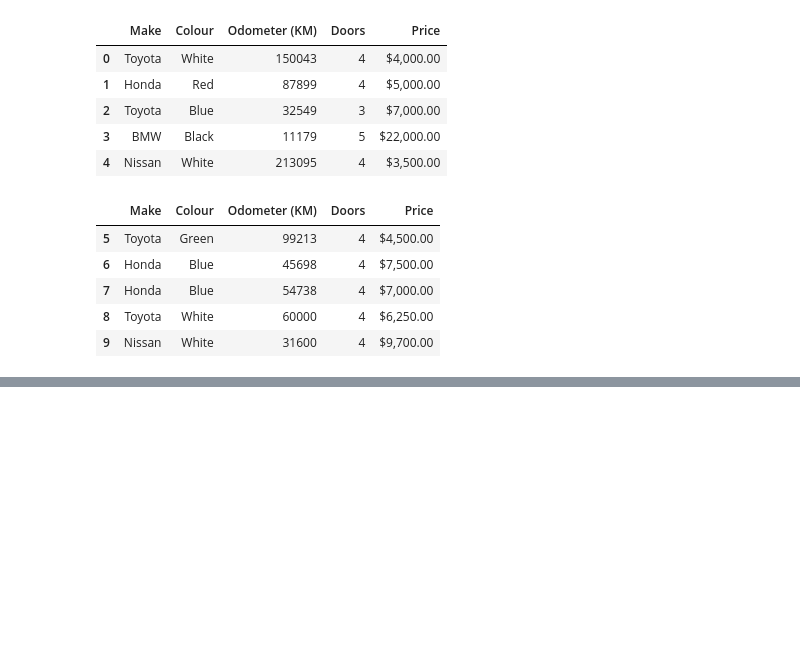
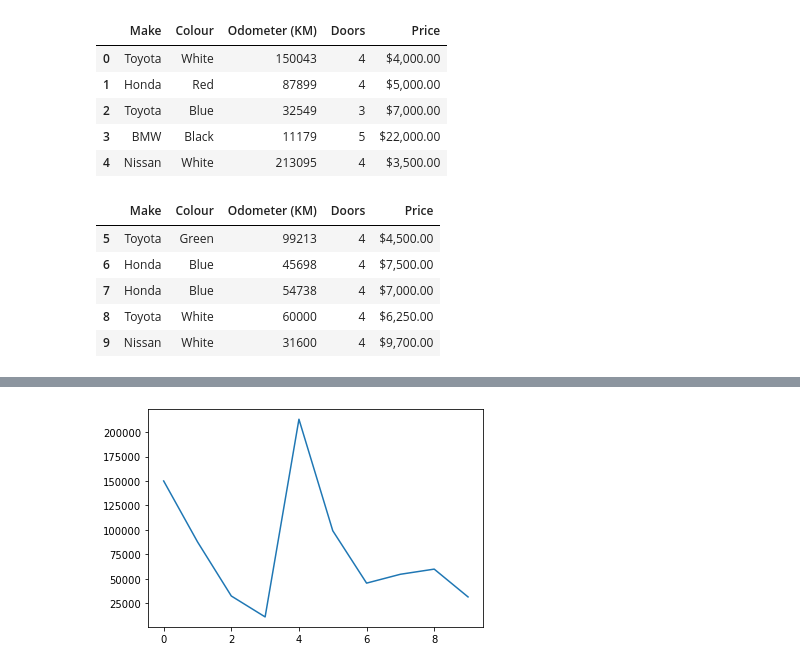
Before and after one commit to igquinteroch/data-analysis, a Jupyter notebook: practice-pandas.ipynb, the cells around one changed output, grey strips where cells are left out. Drawn from its saved outputs; the diff is of its cells as text; code cells hidden in the pictures; blank space fills up the shorter version.

```diff
--- a/practice-pandas.ipynb
+++ b/practice-pandas.ipynb
@@ -4,7 +6,7 @@ import matplotlib.pyplot as plt
 %matplotlib inline
 # %%
 # Importing the dataset
-data_sales = pd.read_csv("car-sales.csv")
+data_sales = pd.read_csv("dataset-car-sales.csv")
 data_sales
 # %% [output]
 |  | Make | Colour | Odometer (KM) | Doors | Price |
@@ -84,0 +154,5 @@ data_sales.tail()
+# %%
+# Plotting the 'Odometer (KM)' column
+data_sales["Odometer (KM)"].plot();
+# %% [output]
+[figure, added]
```
Also changed, not shown: parts of 18 cells of this notebook, 2 other files.
